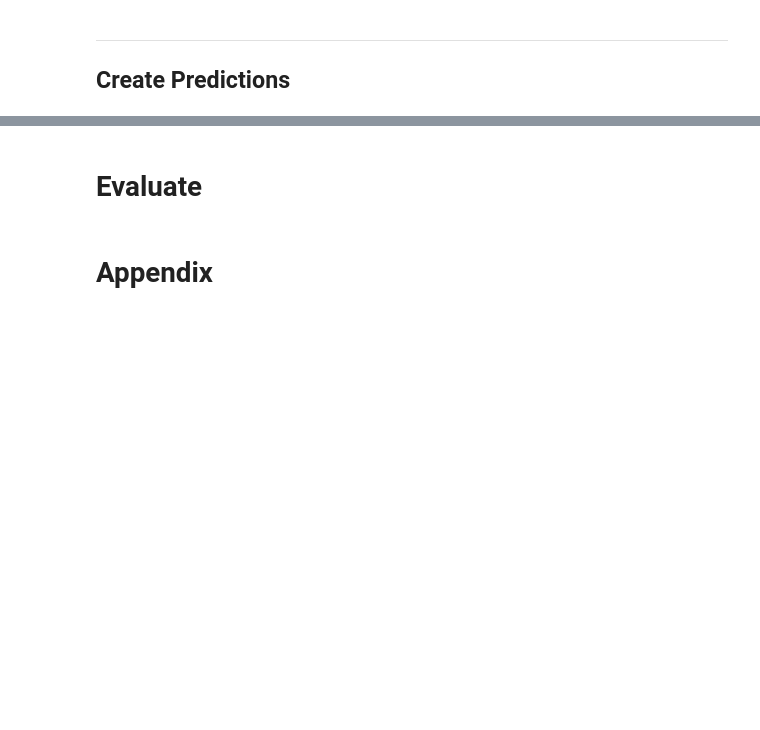
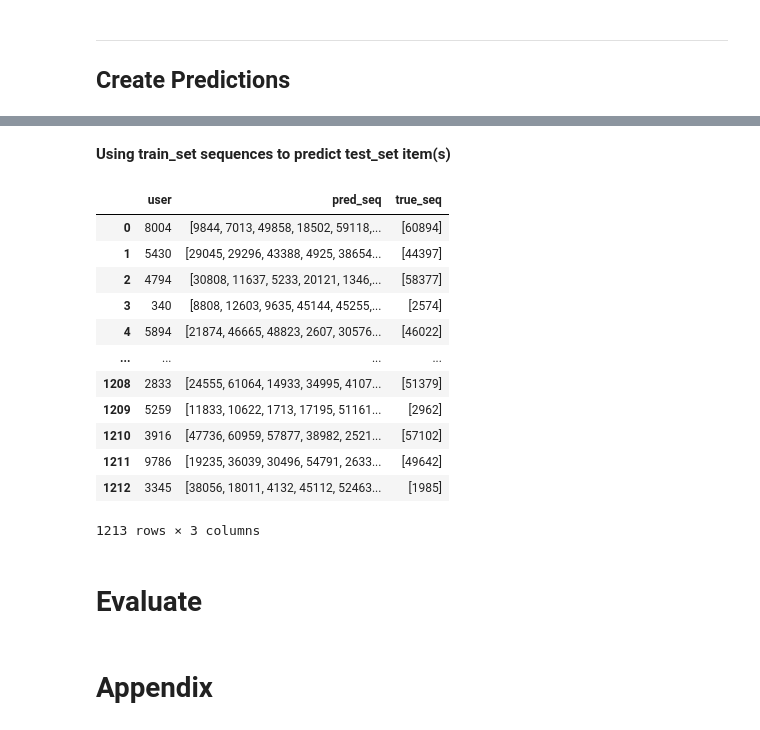
Before and after one commit to ROpdam/recommender_comparison, a Jupyter notebook: CF_RNN.ipynb, the cells around one changed output, grey strips where cells are left out. Cells and saved outputs as stored; diff of their text form; code cells hidden in the pictures; blank space fills up the shorter version.

```diff
--- a/CF_RNN.ipynb
+++ b/CF_RNN.ipynb
@@ -99,0 +112,3 @@ df['item_id'] = df.item.astype('category').cat.codes
+# %%
+users_to_remove = len(df_og.user_id.unique())%BATCH_SIZE #Batch size compatible for CFRNN
+df, deleted_users = leave_users_out(df_og, users_to_remove)
@@ -371,5 +374,5 @@ tf.train.latest_checkpoint(checkpoint_dir)
 # %%
-model = build_model(n_items, embedding_dim, rnn_units, batch_size=1)
+model = build_model(total_items, embedding_dim, rnn_units, batch_size=1)
 
 model.load_weights(tf.train.latest_checkpoint(checkpoint_dir))
 
@@ -390,23 +400,26 @@ rank_at = 20
+# %% [markdown]
+**Using train_set sequences to predict test_set item(s)**
 # %%
-temperature = 1.0
+def get_predictions(model, train_set, test_set, rank_at, temp=1):
 
-for u in test_df.user_id.unique(): #Note: Can use multiprocessing for this
-    generated_predictions = []
-    user_item_seq = np.array(test_df[test_df['user_id']==u]['item_id'])
-    half_test_seq = user_item_seq[:int(len(user_item_seq)/2)]
-    half_test_seq = half_test_seq.reshape(-1,1).transpose()
-    other_half = user_item_seq[int(len(user_item_seq)/2):]
+    predictions_df = pd.DataFrame(columns=['user', 'pred_seq', 'true_seq'])
+    for u in test_set.user_id.unique():
+        test_user_seq = np.array(train_set[train_set['user_id']==u]['item_id'])
+        true_items = list(test_set[test_set['user_id']==u]['item_id'])
+        generated_predictions = []
 
-    #Predict
-    for item in range(rank_athalf_test_seq[0]: #could be any number of recommended items you want to predict
-        predictions = model(half_test_seq)
-        predictions = tf.squeeze(predictions, 0)
+        #Predict
+        for item in range(rank_at): #could be any number of recommended items you want to predict
+            predictions = model(test_user_seq.reshape(-1,1).T)
+            predictions = tf.squeeze(predictions, 0)
 
-        predictions = predictions / temperature
-        predicted_id = tf.random.categorical(predictions, num_samples=1)[-1,0].numpy()
-        half_test_seq = np.append(half_test_seq, predicted_id).reshape(-1,1).transpose()
+            predictions = predictions / temp
+            predicted_id = tf.random.categorical(predictions, num_samples=1)[-1,0].numpy()
+            test_user_seq = np.append(test_user_seq, predicted_id).reshape(-1,1).transpose()
 
-        half_test_seq = tf.expand_dims([predicted_id], 0)
-        generated_predictions.append(predicted_id)
+    #         half_test_seq = tf.expand_dims([predicted_id], 0)
+            generated_predictions.append(predicted_id)
 
-    predictions_df = predictions_df.append({'user':u, 'pred_seq':generated_predictions, 'true_seq':other_half}, ignore_index=True)
+        predictions_df = predictions_df.append({'user':u, 'pred_seq':generated_predictions, 'true_seq':true_items}, ignore_index=True)
+
+    return predictions_df
@@ -414,0 +426,19 @@ len(predictions_df.iloc[0]['true_seq'])
+# %%
+rank_at = 20
+predictions_df = get_predictions(model, train_set, test_set, rank_at)
+# %%
+predictions_df
+# %% [output]
+|  | user | pred_seq | true_seq |
+| 0 | 8004 | [9844, 7013, 49858, 18502, 59118,... | [60894] |
+| 1 | 5430 | [29045, 29296, 43388, 4925, 38654... | [44397] |
+| 2 | 4794 | [30808, 11637, 5233, 20121, 1346,... | [58377] |
+| 3 | 340 | [8808, 12603, 9635, 45144, 45255,... | [2574] |
+| 4 | 5894 | [21874, 46665, 48823, 2607, 30576... | [46022] |
+| ... | ... | ... | ... |
+| 1208 | 2833 | [24555, 61064, 14933, 34995, 4107... | [51379] |
+| 1209 | 5259 | [11833, 10622, 1713, 17195, 51161... | [2962] |
+| 1210 | 3916 | [47736, 60959, 57877, 38982, 2521... | [57102] |
+| 1211 | 9786 | [19235, 36039, 30496, 54791, 2633... | [49642] |
+| 1212 | 3345 | [38056, 18011, 4132, 45112, 52463... | [1985] |
+1213 rows × 3 columns
```
Also changed, not shown: parts of 39 cells of this notebook, 1 other file.
